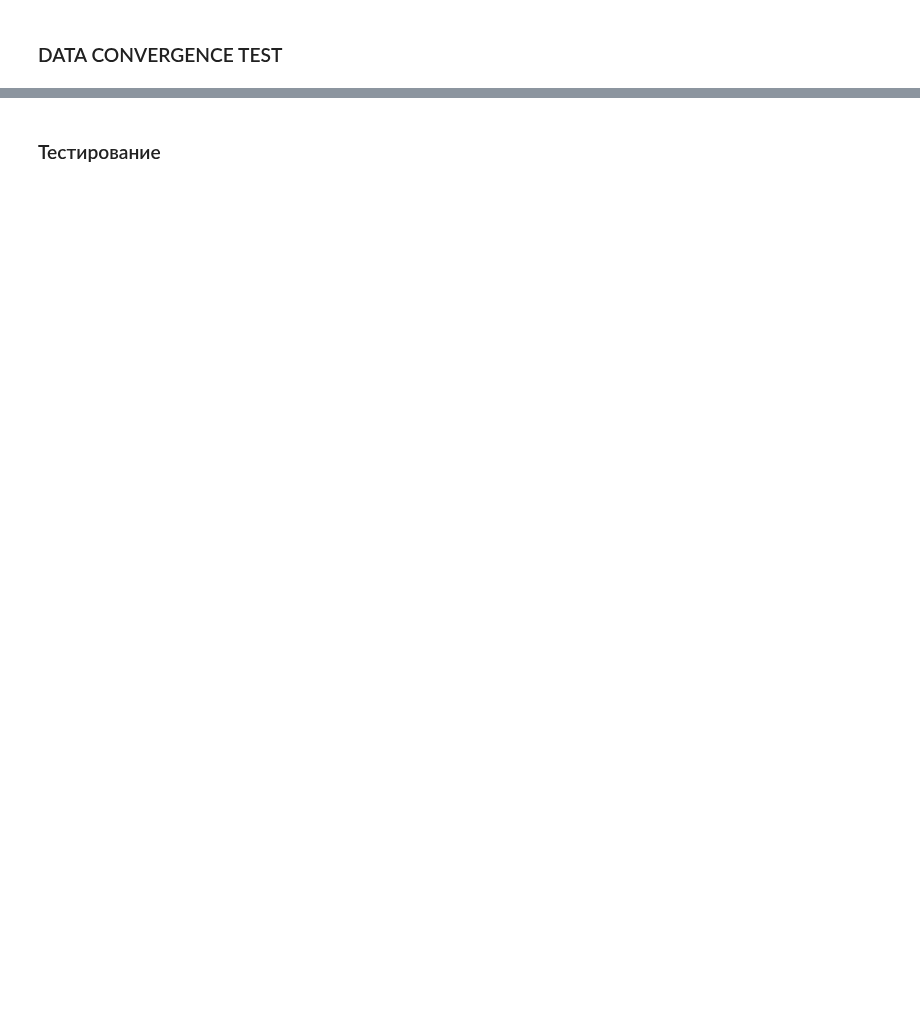
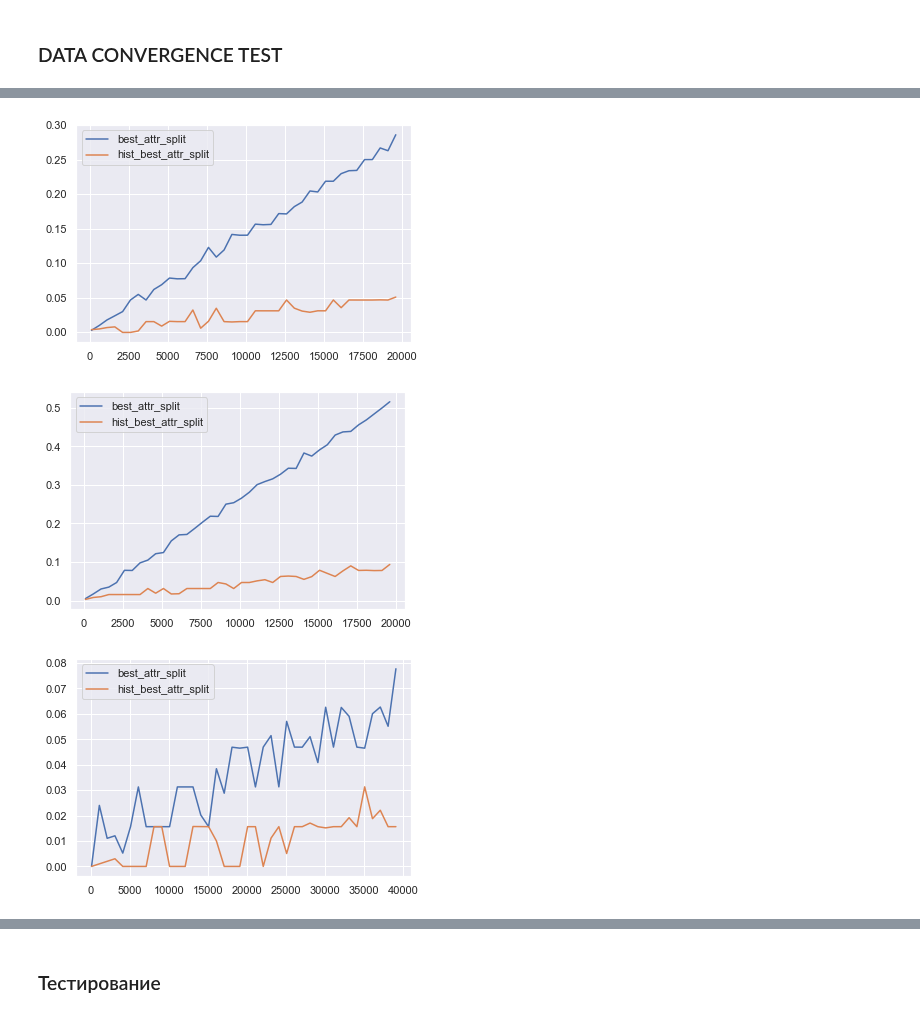
Before and after one commit to iuliivasilev/dev-survivors, a Jupyter notebook: demonstration/HistogramFindSplit.ipynb, the cells around one changed output, grey strips where cells are left out. Drawn from its saved outputs; the diff is of its cells as text; code cells hidden in the pictures; blank space fills up the shorter version.

```diff
--- a/demonstration/HistogramFindSplit.ipynb
+++ b/demonstration/HistogramFindSplit.ipynb
@@ -504,6 +578 @@ def miss_hist_best_attr_split(arr, criterion="logrank", type_attr="cont", thres_
     return best_attr
-# %%
-def f():
-    return True
-
-f.__name__
@@ -543,0 +581,61 @@ _, _ = plot_performance_scaling_test(range(100, 20000, 500),
+# %%
+def get_data_sample(size, val_type="cont",  has_nan=False):
+    dur = np.random.uniform(0, 10000, size)
+    cens = np.random.choice(2, size)
+    if val_type == "cont":
+        vals = np.random.uniform(100, 8000, size)
+    else:
+        vals = np.random.choice(10, size)
+
+    if has_nan:
+        nan_index = np.random.uniform(0, 1, size) < 0.25
+        vals[nan_index] = np.nan
+    return np.vstack([vals, cens, dur])
+
+def plot_performance_scaling_test(functions, size_samples, val_type="cont",  has_nan=False, **kwargs):
+    times = {func.__name__ : [] for func in functions}
+    res = {func.__name__ : [] for func in functions}
+    for i in size_samples:
+        arr = get_data_sample(size=i, val_type=val_type, has_nan=has_nan)
+
+        for func in functions:
+            time_start = time.time()
+            res[func.__name__].append(func(arr, **kwargs))
+            times[func.__name__].append(time.time() - time_start)
+
+    fig = plt.figure()
+    for func in functions:
+        plt.plot(size_samples, times[func.__name__], label = func.__name__)
+    plt.legend()
+    plt.show()
+    return times, res
+
+def save_pstats(function, size_samples, val_type="cont",  has_nan=False, **kwargs):
+    profiler = cProfile.Profile()
+    for i in size_samples:
+        arr = get_data_sample(size=i, val_type=val_type,  has_nan=has_nan)
+        profiler.enable()
+        function(arr)
+        profiler.disable()
+    stats_ = pstats.Stats(profiler).sort_stats('cumtime')
+    stats_.print_stats()
+    stats_.dump_stats(f"{function.__name__}.pstats")
+
+times, res = plot_performance_scaling_test([best_attr_split,
+                                            hist_best_attr_split],
+                                           range(100, 20000, 500))
+
+times_nan, res_nan = plot_performance_scaling_test([best_attr_split,
+                                                    hist_best_attr_split],
+                                                   range(100, 20000, 500),
+                                                   has_nan = True)
+
+times_woe, res_woe = plot_performance_scaling_test([best_attr_split,
+                                                    hist_best_attr_split],
+                                                   range(100, 40000, 1000),
+                                                   val_type="categ",
+                                                   type_attr="woe")
+# %% [output]
+[figure, added]
+[figure, added]
+[figure, added]
```
Also changed, not shown: parts of 40 cells of this notebook.
